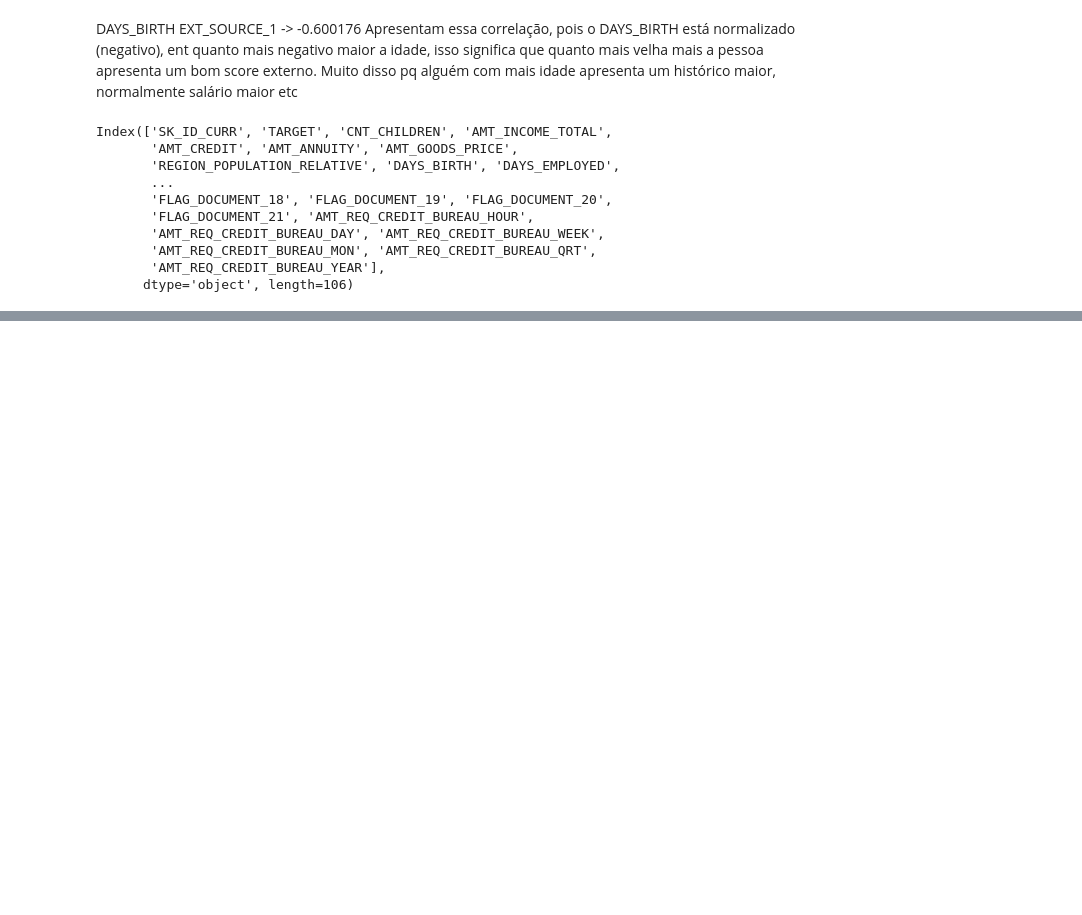
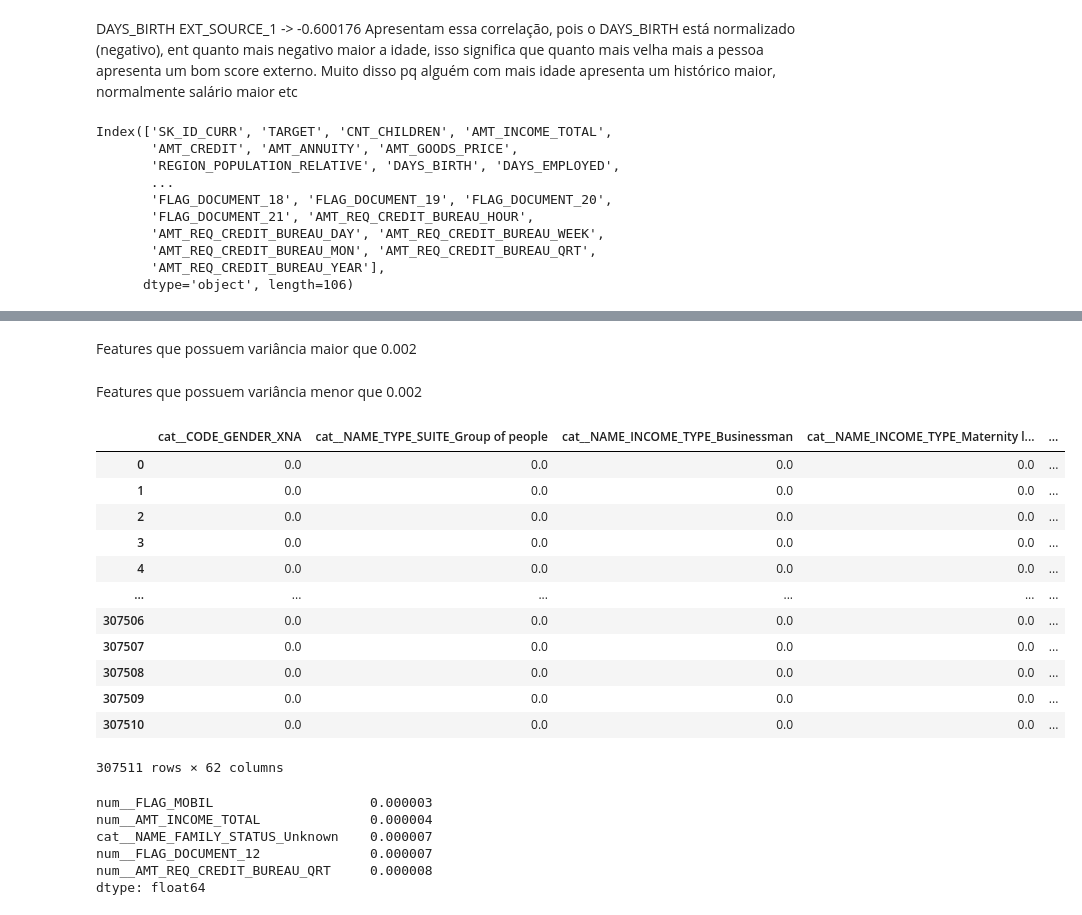
Before and after one commit to Pablo-Sant/project_credit_risk, a Jupyter notebook: notebooks/01-eda_application.ipynb, the cells around one changed output, grey strips where cells are left out. Cells and saved outputs as stored; diff of their text form; code cells hidden in the pictures; blank space fills up the shorter version.

```diff
--- a/notebooks/01-eda_application.ipynb
+++ b/notebooks/01-eda_application.ipynb
@@ -560,0 +673,6 @@ Index(['SK_ID_CURR', 'TARGET', 'CNT_CHILDREN', 'AMT_INCOME_TOTAL',
+# %%
+selecao = VarianceThreshold(threshold=0.002)
+# %%
+x_low_var = selecao.fit_transform(x_processed) # Aplicando
+# %% [markdown]
+Features que possuem variância maior que 0.002
@@ -560,0 +681,30 @@ Index(['SK_ID_CURR', 'TARGET', 'CNT_CHILDREN', 'AMT_INCOME_TOTAL',
+# %% [markdown]
+Features que possuem variância menor que 0.002
+# %%
+features_removidas = x_processed.loc[:, ~selecao.get_support()]
+# %%
+features_removidas
+# %% [output]
+|  | cat__CODE_GENDER_XNA | cat__NAME_TYPE_SUITE_Group of people | cat__NAME_INCOME_TYPE_Businessman | cat__NAME_INCOME_TYPE_Maternity l... | ... |
+| 0 | 0.0 | 0.0 | 0.0 | 0.0 | ... |
+| 1 | 0.0 | 0.0 | 0.0 | 0.0 | ... |
+| 2 | 0.0 | 0.0 | 0.0 | 0.0 | ... |
+| 3 | 0.0 | 0.0 | 0.0 | 0.0 | ... |
+| 4 | 0.0 | 0.0 | 0.0 | 0.0 | ... |
+| ... | ... | ... | ... | ... | ... |
+| 307506 | 0.0 | 0.0 | 0.0 | 0.0 | ... |
+| 307507 | 0.0 | 0.0 | 0.0 | 0.0 | ... |
+| 307508 | 0.0 | 0.0 | 0.0 | 0.0 | ... |
+| 307509 | 0.0 | 0.0 | 0.0 | 0.0 | ... |
+| 307510 | 0.0 | 0.0 | 0.0 | 0.0 | ... |
+307511 rows × 62 columns
+# %%
+variance_removidas = features_removidas.var().sort_values()
+variance_removidas.head()
+# %% [output]
+num__FLAG_MOBIL                    0.000003
+num__AMT_INCOME_TOTAL              0.000004
+cat__NAME_FAMILY_STATUS_Unknown    0.000007
+num__FLAG_DOCUMENT_12              0.000007
+num__AMT_REQ_CREDIT_BUREAU_QRT     0.000008
+dtype: float64
```
Also changed, not shown: parts of 29 cells of this notebook.
